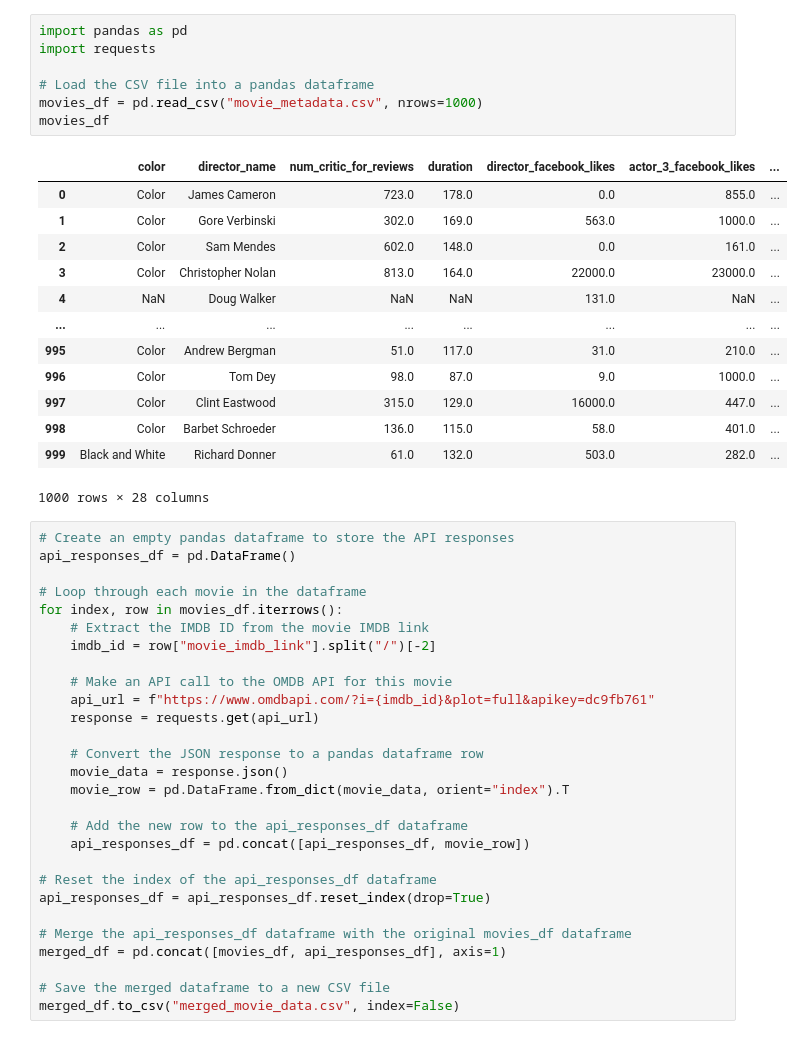
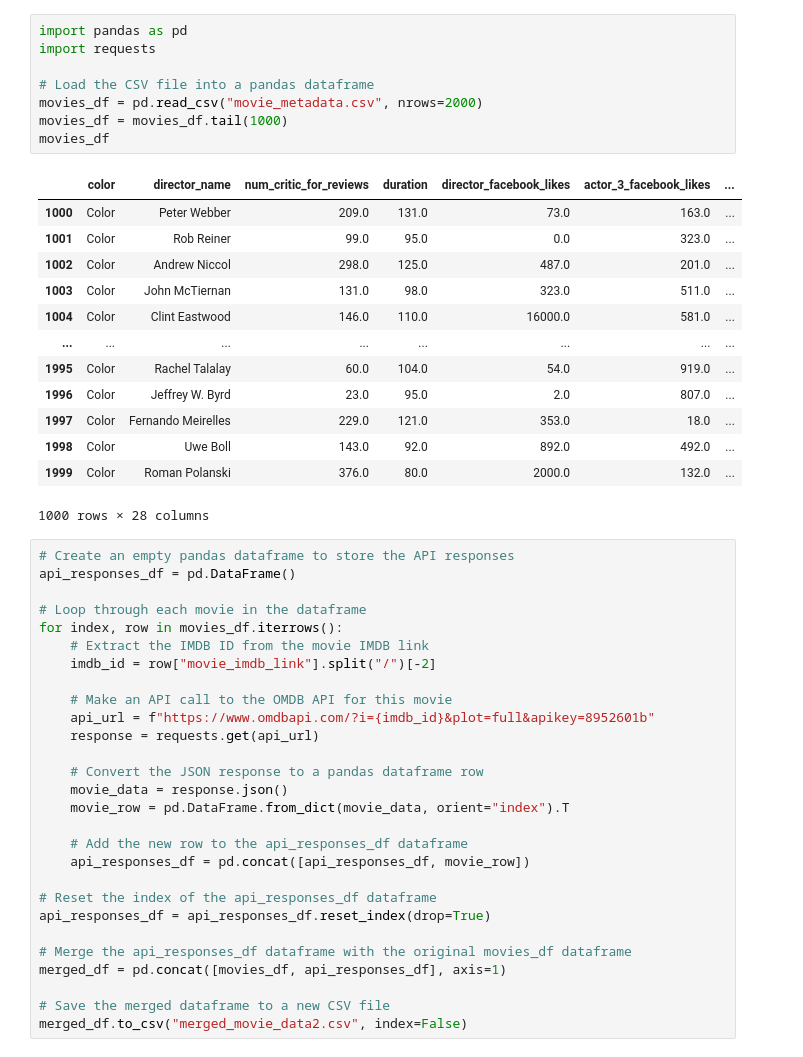
Before and after one commit to fparejam/RecomSystems, a Jupyter notebook: Data wrangling/API call dataset creation.ipynb, the cells around one changed output. Saved outputs shown, nothing was run; the diff lists cells and outputs as text.

```diff
--- a/Data wrangling/API call dataset creation.ipynb
+++ b/Data wrangling/API call dataset creation.ipynb
@@ -1,23 +1,24 @@
 # %%
 import pandas as pd
 import requests
 
 # Load the CSV file into a pandas dataframe
-movies_df = pd.read_csv("movie_metadata.csv", nrows=1000)
+movies_df = pd.read_csv("movie_metadata.csv", nrows=2000)
+movies_df = movies_df.tail(1000)
 movies_df
 # %% [output]
 |  | color | director_name | num_critic_for_reviews | duration | director_facebook_likes | actor_3_facebook_likes | ... |
-| 0 | Color | James Cameron | 723.0 | 178.0 | 0.0 | 855.0 | ... |
-| 1 | Color | Gore Verbinski | 302.0 | 169.0 | 563.0 | 1000.0 | ... |
-| 2 | Color | Sam Mendes | 602.0 | 148.0 | 0.0 | 161.0 | ... |
-| 3 | Color | Christopher Nolan | 813.0 | 164.0 | 22000.0 | 23000.0 | ... |
-| 4 | NaN | Doug Walker | NaN | NaN | 131.0 | NaN | ... |
+| 1000 | Color | Peter Webber | 209.0 | 131.0 | 73.0 | 163.0 | ... |
+| 1001 | Color | Rob Reiner | 99.0 | 95.0 | 0.0 | 323.0 | ... |
+| 1002 | Color | Andrew Niccol | 298.0 | 125.0 | 487.0 | 201.0 | ... |
+| 1003 | Color | John McTiernan | 131.0 | 98.0 | 323.0 | 511.0 | ... |
+| 1004 | Color | Clint Eastwood | 146.0 | 110.0 | 16000.0 | 581.0 | ... |
 | ... | ... | ... | ... | ... | ... | ... | ... |
-| 995 | Color | Andrew Bergman | 51.0 | 117.0 | 31.0 | 210.0 | ... |
-| 996 | Color | Tom Dey | 98.0 | 87.0 | 9.0 | 1000.0 | ... |
-| 997 | Color | Clint Eastwood | 315.0 | 129.0 | 16000.0 | 447.0 | ... |
-| 998 | Color | Barbet Schroeder | 136.0 | 115.0 | 58.0 | 401.0 | ... |
-| 999 | Black and White | Richard Donner | 61.0 | 132.0 | 503.0 | 282.0 | ... |
+| 1995 | Color | Rachel Talalay | 60.0 | 104.0 | 54.0 | 919.0 | ... |
+| 1996 | Color | Jeffrey W. Byrd | 23.0 | 95.0 | 2.0 | 807.0 | ... |
+| 1997 | Color | Fernando Meirelles | 229.0 | 121.0 | 353.0 | 18.0 | ... |
+| 1998 | Color | Uwe Boll | 143.0 | 92.0 | 892.0 | 492.0 | ... |
+| 1999 | Color | Roman Polanski | 376.0 | 80.0 | 2000.0 | 132.0 | ... |
 1000 rows × 28 columns
 # %%
 # Create an empty pandas dataframe to store the API responses
@@ -29,7 +30,7 @@ for index, row in movies_df.iterrows():
     imdb_id = row["movie_imdb_link"].split("/")[-2]
 
     # Make an API call to the OMDB API for this movie
-    api_url = f"https://www.omdbapi.com/?i={imdb_id}&plot=full&apikey=dc9fb761"
+    api_url = f"https://www.omdbapi.com/?i={imdb_id}&plot=full&apikey=8952601b"
     response = requests.get(api_url)
 
     # Convert the JSON response to a pandas dataframe row
@@ -46,7 +47,7 @@ api_responses_df = api_responses_df.reset_index(drop=True)
 merged_df = pd.concat([movies_df, api_responses_df], axis=1)
 
 # Save the merged dataframe to a new CSV file
-merged_df.to_csv("merged_movie_data.csv", index=False)
+merged_df.to_csv("merged_movie_data2.csv", index=False)
 # %%
 api_responses_df
 # %% [output]
```
Also changed, not shown: parts of 2 cells of this notebook, 4 other files.
